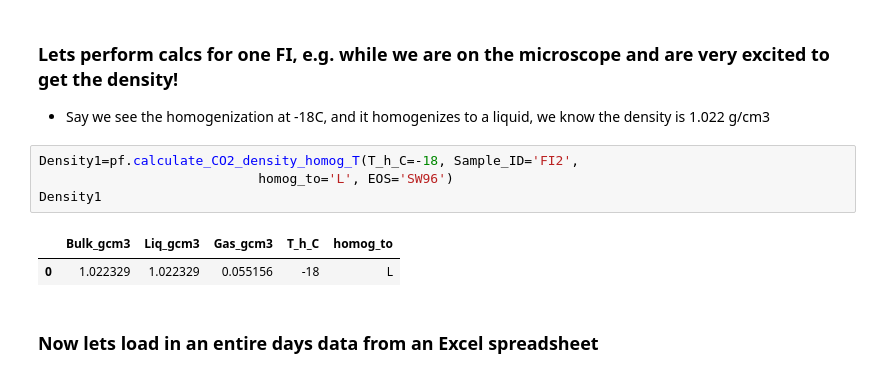
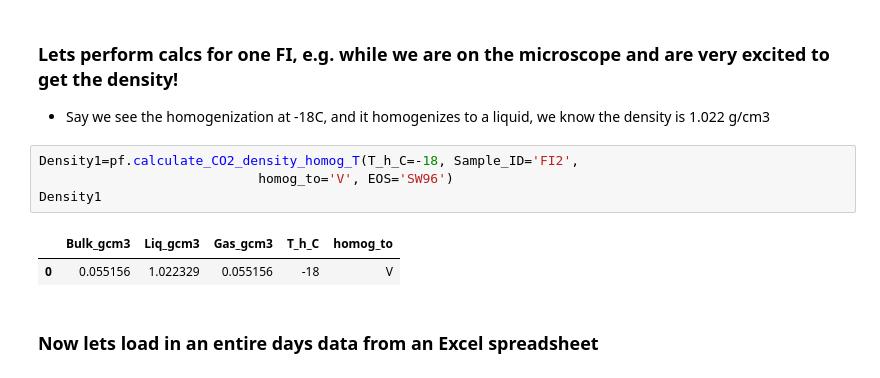
Before and after one commit to PennyWieser/DiadFit, a Jupyter notebook: docs/Examples/Example7_Useful_EOS_Calcs/EOS_Calcs1.ipynb, the cells around one changed output. Cells and saved outputs as stored; diff of their text form.

```diff
--- a/docs/Examples/Example7_Useful_EOS_Calcs/EOS_Calcs1.ipynb
+++ b/docs/Examples/Example7_Useful_EOS_Calcs/EOS_Calcs1.ipynb
@@ -44,11 +60,11 @@ Text(0, 0.5, 'Gas density (g/cm3)')
 - Say we see the homogenization at -18C, and it homogenizes to a liquid, we know the density is 1.022 g/cm3
 # %%
 Density1=pf.calculate_CO2_density_homog_T(T_h_C=-18, Sample_ID='FI2',
-                            homog_to='L', EOS='SW96')
+                            homog_to='V', EOS='SW96')
 Density1
 # %% [output]
 |  | Bulk_gcm3 | Liq_gcm3 | Gas_gcm3 | T_h_C | homog_to |
-| 0 | 1.022329 | 1.022329 | 0.055156 | -18 | L |
+| 0 | 0.055156 | 1.022329 | 0.055156 | -18 | V |
 # %% [markdown]
 ### Now lets load in an entire days data from an Excel spreadsheet
 # %%
```
Also changed, not shown: parts of 8 cells of this notebook.
